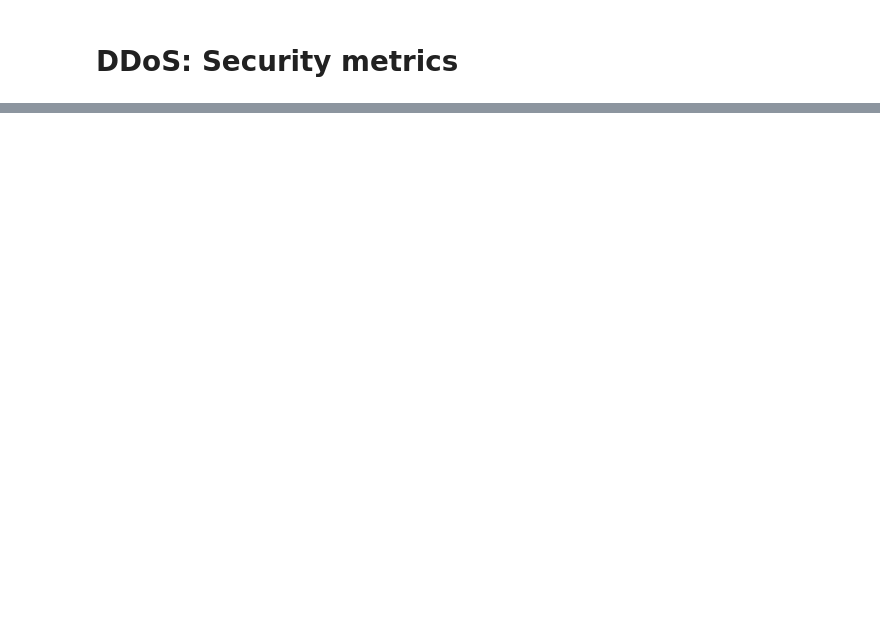
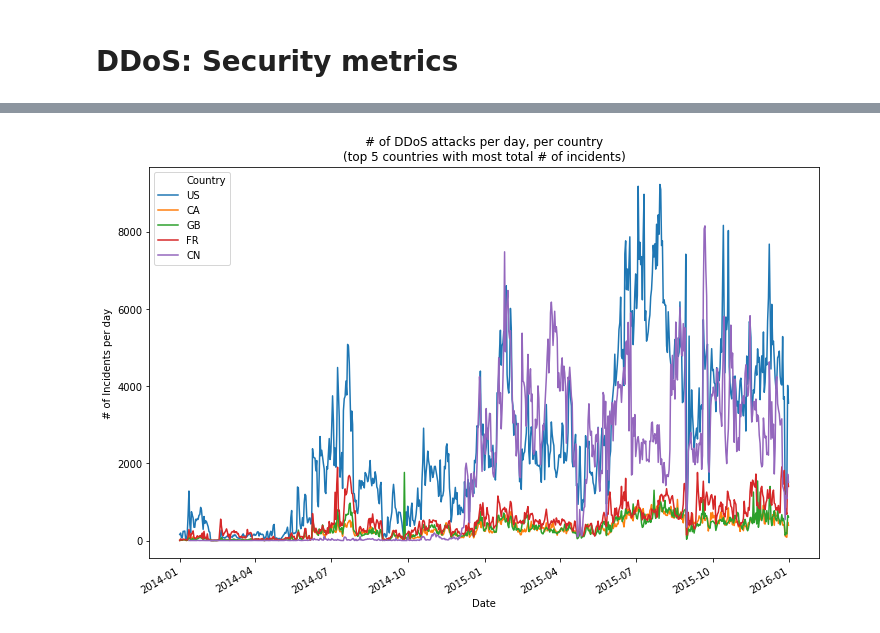
Before and after one commit to WKSu/WM0824TU-economics-of-cybersecurity-DDoS, a Jupyter notebook: SecurityMetrics/DDoS_Assignment1.ipynb, the cells around one changed output, grey strips where cells are left out. Drawn from its saved outputs; the diff is of its cells as text; code cells hidden in the pictures; blank space fills up the shorter version.

Commit message:
Add plot: # attacks per day per country

```diff
--- a/SecurityMetrics/DDoS_Assignment1.ipynb
+++ b/SecurityMetrics/DDoS_Assignment1.ipynb
@@ -40,0 +48,22 @@ df.head()
+# %%
+# top N countries with most incidents
+N = 5
+
+# list out the top N countries with most incidents
+topNcountries = df.cc.value_counts()[:N].index.to_list()
+
+# count the daily incident frequency for each country
+df_countries = df[["cc", "date"]].groupby("date").cc.value_counts().to_frame()
+df_countries.columns = ["counts"]
+df_countries.reset_index(inplace=True)
+
+# filter only the top N countries
+df_countries = df_countries[df_countries['cc'].isin(topNcountries)]
+df_countries.columns = ["Date", "Country", "# of Incidents per day"]
+# %%
+fig, ax = plt.subplots(figsize=(12,8))
+ax = sns.lineplot(x="Date", y="# of Incidents per day", hue="Country", data=df_countries)
+ax.set_title("# of DDoS attacks per day, per country\n(top %i countries with most total # of incidents)" % N)
+fig.autofmt_xdate() # formatting datetime xlabel
+# %% [output]
+[figure, added]
```
Also changed, not shown: parts of 4 cells of this notebook.
